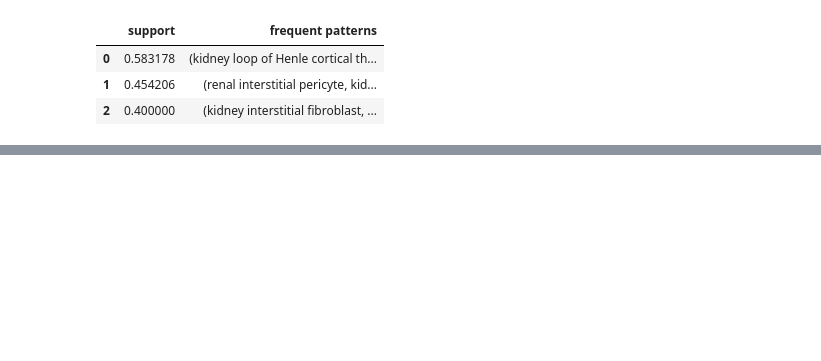
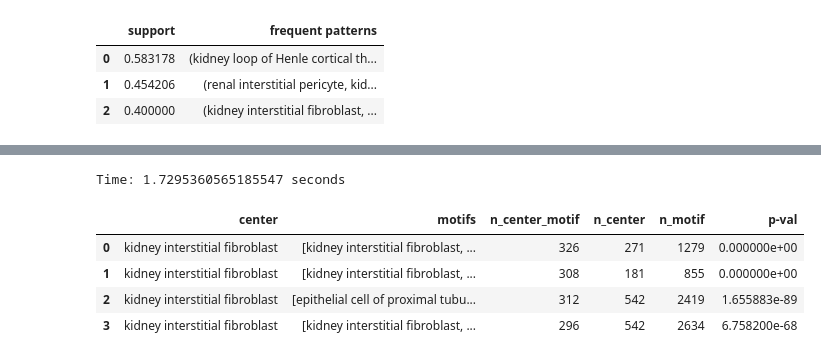
Before and after one commit to ShaokunAn/Spatial-Query, a Jupyter notebook: multi_spatial_query.ipynb, the cells around one changed output, grey strips where cells are left out. Drawn from its saved outputs; the diff is of its cells as text; code cells hidden in the pictures; blank space fills up the shorter version.

```diff
--- a/multi_spatial_query.ipynb
+++ b/multi_spatial_query.ipynb
@@ -140,0 +169,19 @@ enrich_res
+# %%
+ct_center = 'kidney interstitial fibroblast'
+max_dist = 100
+min_size = 4
+min_count = 10
+min_support = 0.5
+
+start_time = time.time()
+enrich_res = tt.motif_enrichment_dist(ct=ct_center, max_dist=max_dist, min_support=min_support, dis_duplicates=True)
+end_time = time.time()
+print(f"Time: {end_time-start_time} seconds")
+enrich_res
+# %% [output]
+Time: 1.7295360565185547 seconds
+|  | center | motifs | n_center_motif | n_center | n_motif | p-val |
+| 0 | kidney interstitial fibroblast | [kidney interstitial fibroblast, ... | 326 | 271 | 1279 | 0.000000e+00 |
+| 1 | kidney interstitial fibroblast | [kidney interstitial fibroblast, ... | 308 | 181 | 855 | 0.000000e+00 |
+| 2 | kidney interstitial fibroblast | [epithelial cell of proximal tubu... | 312 | 542 | 2419 | 1.655883e-89 |
+| 3 | kidney interstitial fibroblast | [kidney interstitial fibroblast, ... | 296 | 542 | 2634 | 6.758200e-68 |
```
Also changed, not shown: parts of 6 cells of this notebook, 2 other files.
